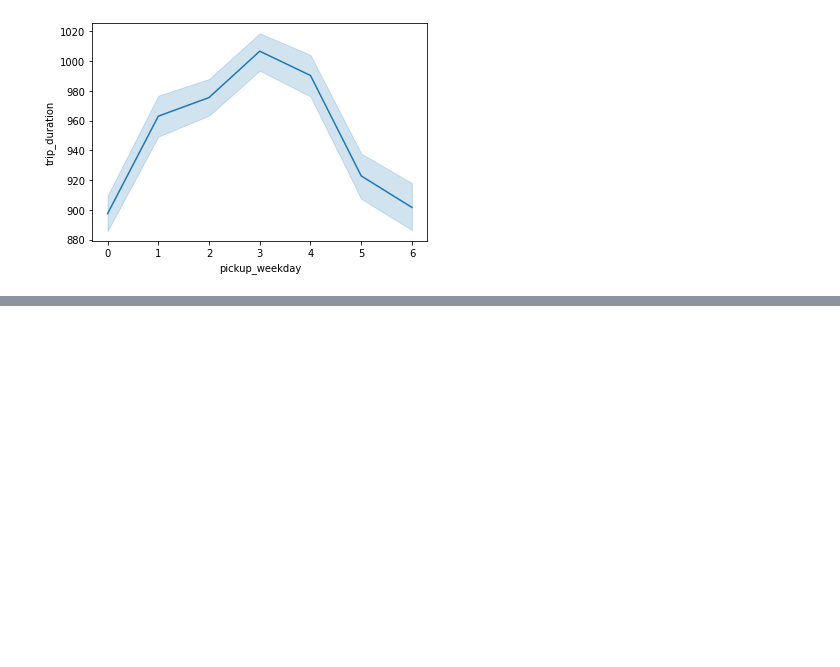
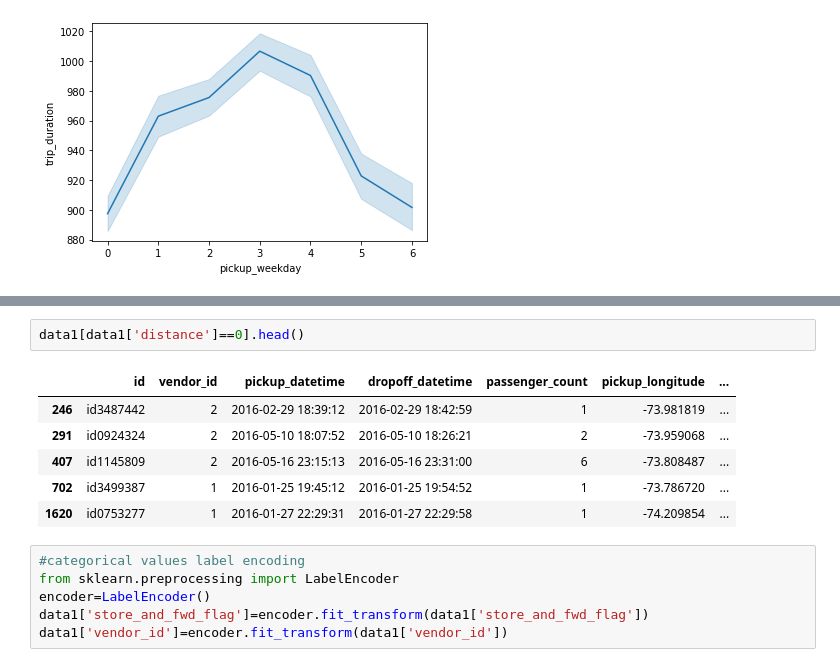
Before and after one commit to Vidhuran-Rajendran/NYC-Taxi-Trip-Time-Prediction, a Jupyter notebook: NYC_Taxi_Trip_Time_Prediction_Capstone_Project.ipynb, the cells around one changed output, grey strips where cells are left out. Saved outputs shown, nothing was run; the diff lists cells and outputs as text; blank space fills up the shorter version.

```diff
--- a/NYC_Taxi_Trip_Time_Prediction_Capstone_Project.ipynb
+++ b/NYC_Taxi_Trip_Time_Prediction_Capstone_Project.ipynb
@@ -363,0 +376,15 @@ sns.lineplot(x='pickup_weekday',y='trip_duration',data=data1)
+# %%
+data1[data1['distance']==0].head()
+# %% [output]
+|  | id | vendor_id | pickup_datetime | dropoff_datetime | passenger_count | pickup_longitude | ... |
+| 246 | id3487442 | 2 | 2016-02-29 18:39:12 | 2016-02-29 18:42:59 | 1 | -73.981819 | ... |
+| 291 | id0924324 | 2 | 2016-05-10 18:07:52 | 2016-05-10 18:26:21 | 2 | -73.959068 | ... |
+| 407 | id1145809 | 2 | 2016-05-16 23:15:13 | 2016-05-16 23:31:00 | 6 | -73.808487 | ... |
+| 702 | id3499387 | 1 | 2016-01-25 19:45:12 | 2016-01-25 19:54:52 | 1 | -73.786720 | ... |
+| 1620 | id0753277 | 1 | 2016-01-27 22:29:31 | 2016-01-27 22:29:58 | 1 | -74.209854 | ... |
+# %%
+#categorical values label encoding
+from sklearn.preprocessing import LabelEncoder
+encoder=LabelEncoder()
+data1['store_and_fwd_flag']=encoder.fit_transform(data1['store_and_fwd_flag'])
+data1['vendor_id']=encoder.fit_transform(data1['vendor_id'])
```
Also changed, not shown: parts of 2 cells of this notebook.
